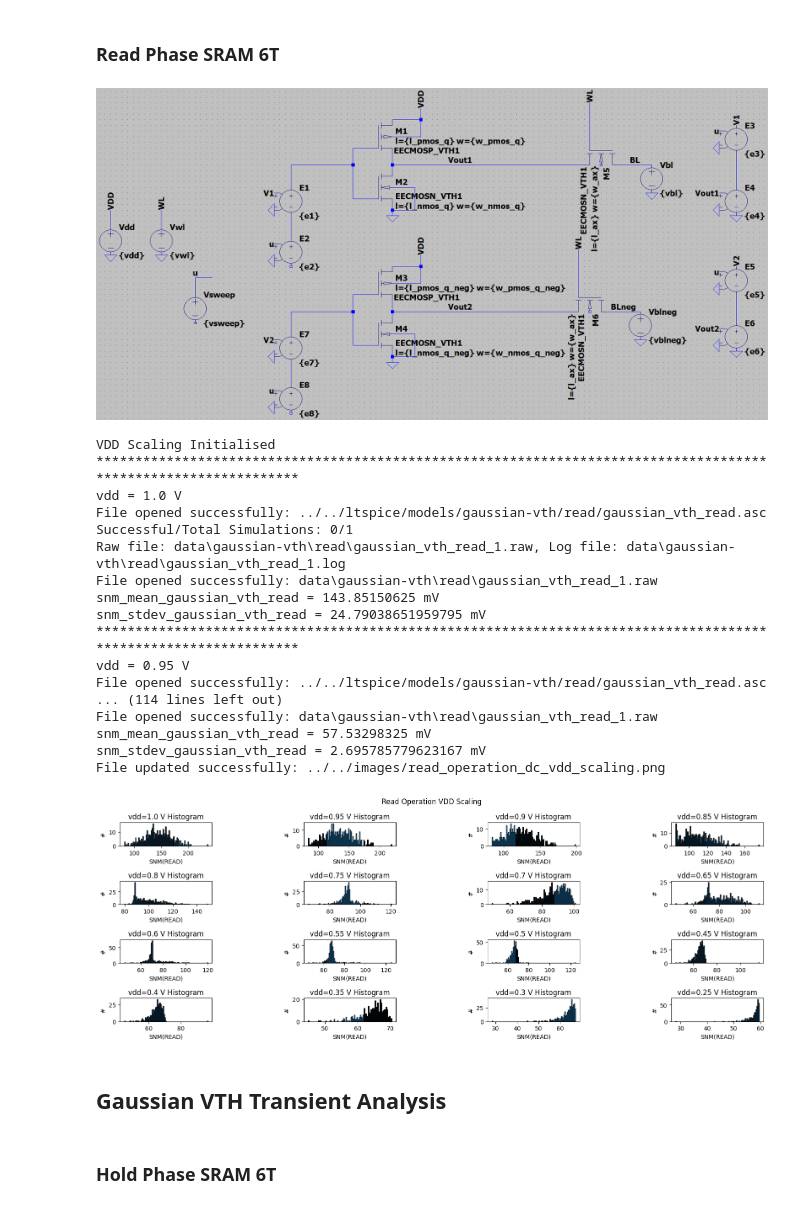
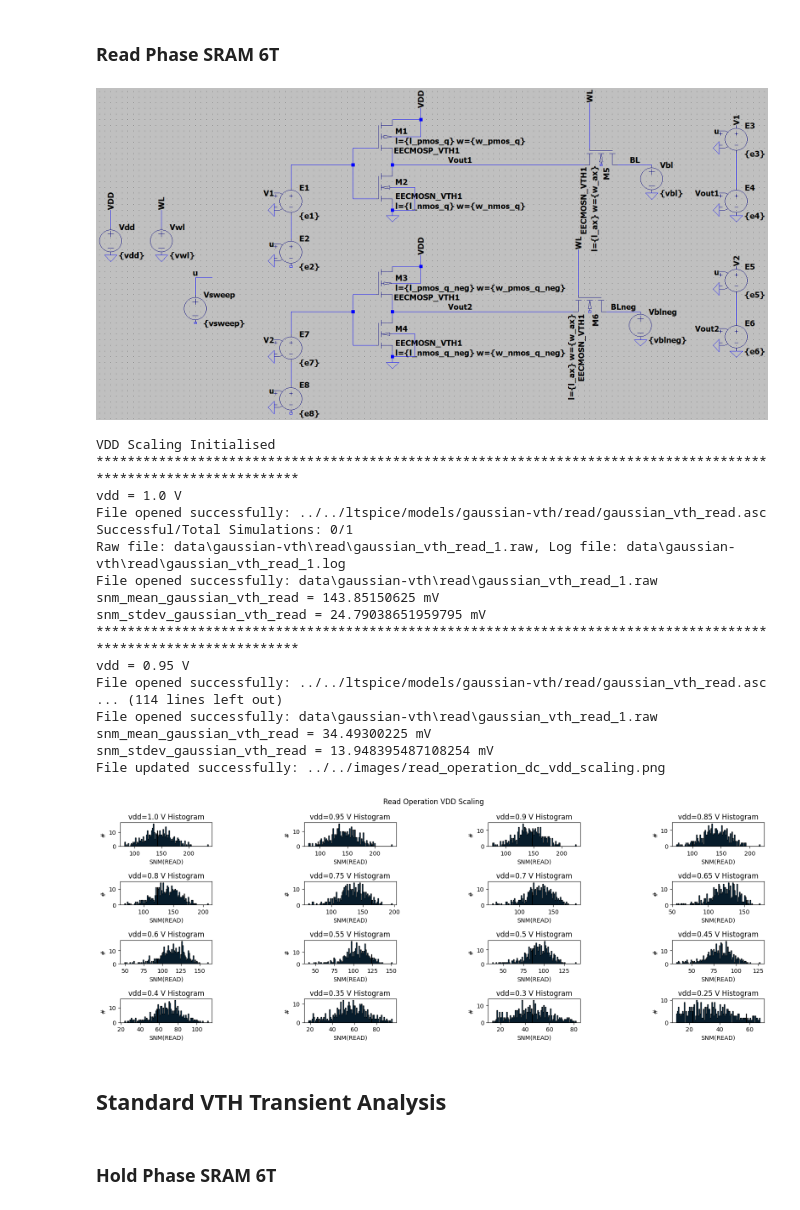
Before and after one commit to gubbriaco/sram-analysis, a Jupyter notebook: python/drv-analysis/drv_analysis.ipynb, the cells around one changed output. Saved outputs shown, nothing was run; the diff lists cells and outputs as text; code cells hidden in the pictures.

```diff
--- a/python/drv-analysis/drv_analysis.ipynb
+++ b/python/drv-analysis/drv_analysis.ipynb
@@ -829,8 +833,8 @@ for scaling in np.arange(vdd_start, vdd_stop, -vdd_step):
         vdd=f'{vdd_scaled}',
         vsweep=vsweep_gaussian_vth,
         vwl=vwl_hold,
-        vbl=vbl_hold,
-        vblneg=vblneg_hold,
+        vbl=f'{vdd_scaled}',
+        vblneg=f'{vdd_scaled}',
         params=[rit_models_montecarlo, dc_vsweep_gaussian_vth(-0.707*scaling, 0.707*scaling, 0.01), step_param_run_gaussian_vth, snm_max(0.707), snm_min(0.707)]
     )
 
@@ -964,9 +968,9 @@ for scaling in np.arange(vdd_start, vdd_stop, -vdd_step):
         request_plot_schematic=RequestPlotSchematic.FALSE,
         vdd=f'{vdd_scaled}',
         vsweep=vsweep_gaussian_vth,
-        vwl=vwl_read,
-        vbl=vbl_read,
-        vblneg=vblneg_read,
+        vwl=f'{vdd_scaled}',
+        vbl=f'{vdd_scaled}',
+        vblneg=f'{vdd_scaled}',
         params=[rit_models_montecarlo, dc_vsweep_gaussian_vth(-0.707*scaling, 0.707*scaling, 0.01), step_param_run_gaussian_vth, snm_max(0.707), snm_min(0.707)]
     )
     vq_gaussian_vth_read = []
@@ -1012,37 +1016,37 @@ for scaling in np.arange(vdd_start, vdd_stop, -vdd_step):
     print(f'snm_mean_gaussian_vth_read = {snm_mean} mV')
     print(f'snm_stdev_gaussian_vth_read = {snm_stdev} mV')
 
     if col == (cols-1):
         row = row + 1
         col = 0
     else:
         col = col + 1
 
 plt.tight_layout()
 plt.subplots_adjust(hspace=1.5, wspace=1)
 save_image(image_path=os.path.join(images, "read_operation_dc_vdd_scaling.png"), plt=plt)
 plt.show()
 # %% [output]
 [figure]
 VDD Scaling Initialised
 ****************************************************************************************************************
 vdd = 1.0 V
 File opened successfully: ../../ltspice/models/gaussian-vth/read/gaussian_vth_read.asc
 Successful/Total Simulations: 0/1
 Raw file: data\gaussian-vth\read\gaussian_vth_read_1.raw, Log file: data\gaussian-vth\read\gaussian_vth_read_1.log
 File opened successfully: data\gaussian-vth\read\gaussian_vth_read_1.raw
 snm_mean_gaussian_vth_read = 143.85150625 mV
 snm_stdev_gaussian_vth_read = 24.79038651959795 mV
 ****************************************************************************************************************
 vdd = 0.95 V
 File opened successfully: ../../ltspice/models/gaussian-vth/read/gaussian_vth_read.asc
 ... (114 lines left out)
 File opened successfully: data\gaussian-vth\read\gaussian_vth_read_1.raw
-snm_mean_gaussian_vth_read = 57.53298325 mV
-snm_stdev_gaussian_vth_read = 2.695785779623167 mV
+snm_mean_gaussian_vth_read = 34.49300225 mV
+snm_stdev_gaussian_vth_read = 13.948395487108254 mV
 File updated successfully: ../../images/read_operation_dc_vdd_scaling.png
-[figure, old version]
+[figure, new version]
 # %% [markdown]
-<h2>Gaussian VTH Transient Analysis</h2>
+<h2>Standard VTH Transient Analysis</h2>
 # %% [markdown]
 <h3>Hold Phase SRAM 6T</h3>
```
Also changed, not shown: parts of 17 cells of this notebook, 25 other files.
